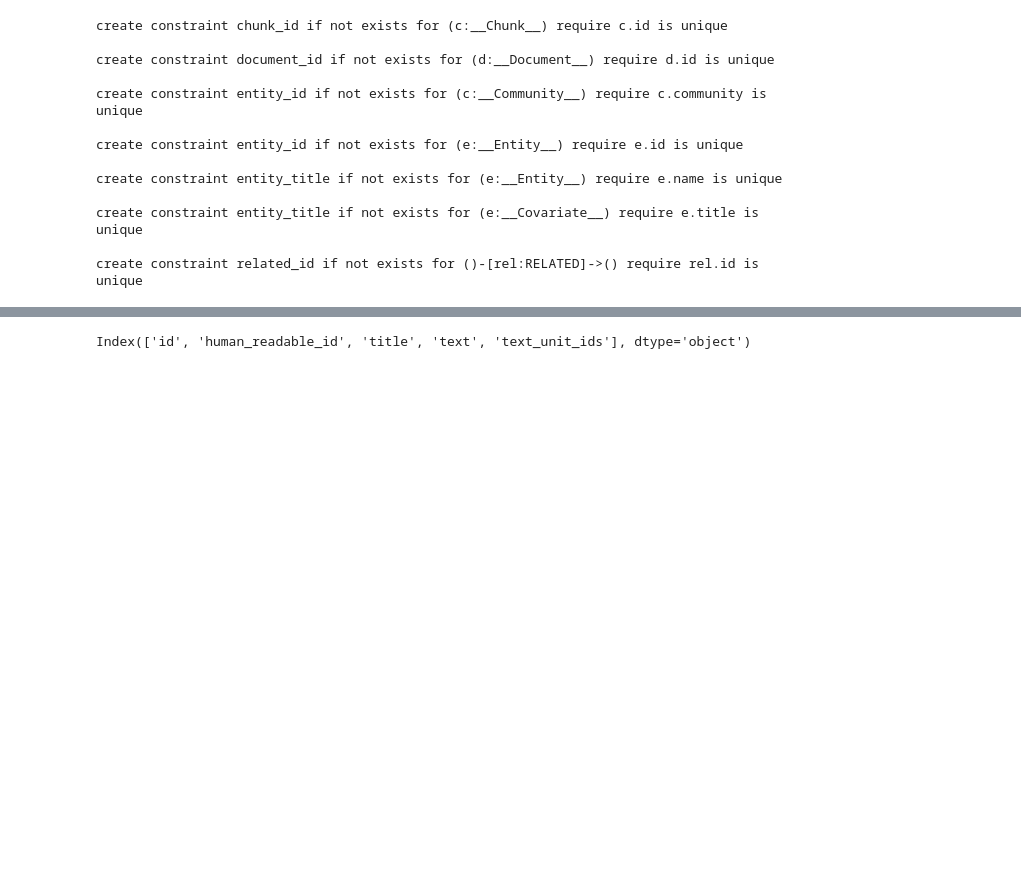
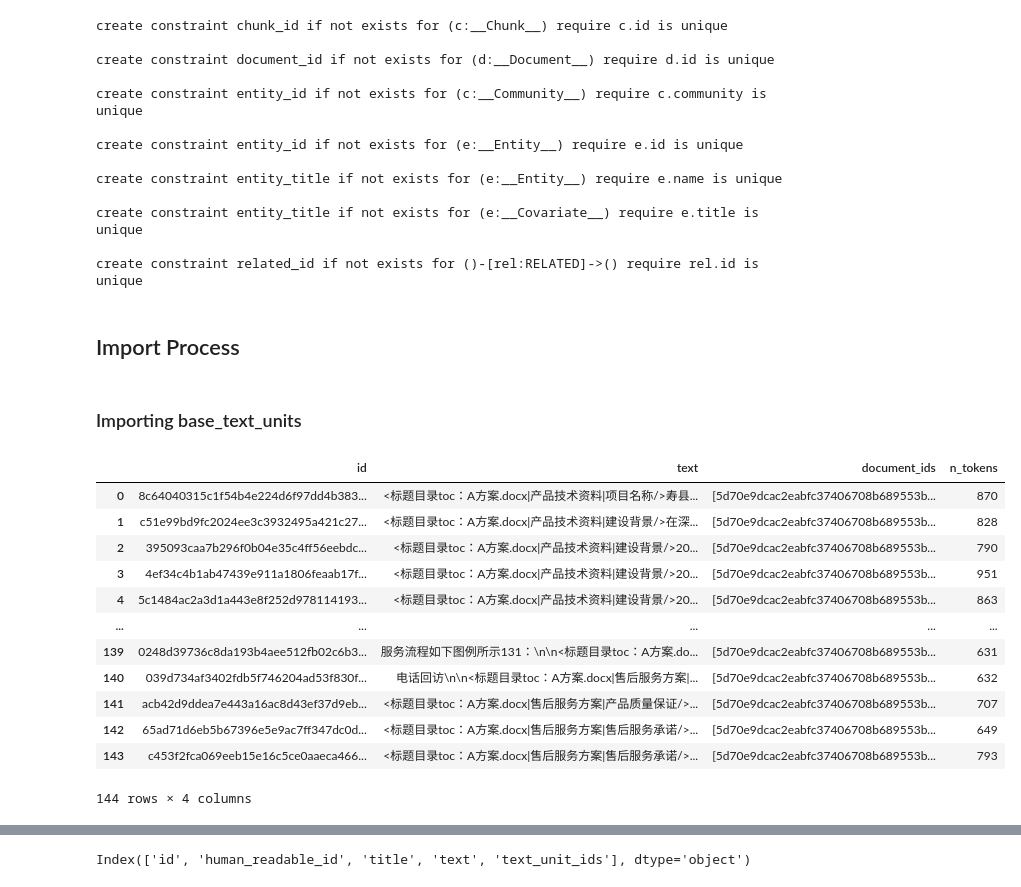
Before and after one commit to zhangjiekui/graphrag, a Jupyter notebook: examples_notebooks/community_contrib/neo4j/graphrag_import_neo4j_cypher.ipynb, the cells around one changed output, grey strips where cells are left out. Cells and saved outputs as stored; diff of their text form; code cells hidden in the pictures; blank space fills up the shorter version.

```diff
--- a/examples_notebooks/community_contrib/neo4j/graphrag_import_neo4j_cypher.ipynb
+++ b/examples_notebooks/community_contrib/neo4j/graphrag_import_neo4j_cypher.ipynb
@@ -136,3 +136,25 @@ create constraint entity_title if not exists for (e:__Entity__) require e.name i
 create constraint entity_title if not exists for (e:__Covariate__) require e.title is unique
 
 create constraint related_id if not exists for ()-[rel:RELATED]->() require rel.id is unique
+# %% [markdown]
+## Import Process
+# %% [markdown]
+### Importing base_text_units
+# %%
+doc_df = pd.read_parquet(
+    f"{GRAPHRAG_FOLDER}/create_base_text_units.parquet")
+doc_df
+# %% [output]
+|  | id | text | document_ids | n_tokens |
+| 0 | 8c64040315c1f54b4e224d6f97dd4b383... | <标题目录toc：A方案.docx|产品技术资料|项目名称/>寿县... | [5d70e9dcac2eabfc37406708b689553b... | 870 |
+| 1 | c51e99bd9fc2024ee3c3932495a421c27... | <标题目录toc：A方案.docx|产品技术资料|建设背景/>在深... | [5d70e9dcac2eabfc37406708b689553b... | 828 |
+| 2 | 395093caa7b296f0b04e35c4ff56eebdc... | <标题目录toc：A方案.docx|产品技术资料|建设背景/>20... | [5d70e9dcac2eabfc37406708b689553b... | 790 |
+| 3 | 4ef34c4b1ab47439e911a1806feaab17f... | <标题目录toc：A方案.docx|产品技术资料|建设背景/>20... | [5d70e9dcac2eabfc37406708b689553b... | 951 |
+| 4 | 5c1484ac2a3d1a443e8f252d978114193... | <标题目录toc：A方案.docx|产品技术资料|建设背景/>20... | [5d70e9dcac2eabfc37406708b689553b... | 863 |
+| ... | ... | ... | ... | ... |
+| 139 | 0248d39736c8da193b4aee512fb02c6b3... | 服务流程如下图例所示131：\n\n<标题目录toc：A方案.do... | [5d70e9dcac2eabfc37406708b689553b... | 631 |
+| 140 | 039d734af3402fdb5f746204ad53f830f... | 电话回访\n\n<标题目录toc：A方案.docx|售后服务方案|... | [5d70e9dcac2eabfc37406708b689553b... | 632 |
+| 141 | acb42d9ddea7e443a16ac8d43ef37d9eb... | <标题目录toc：A方案.docx|售后服务方案|产品质量保证/>... | [5d70e9dcac2eabfc37406708b689553b... | 707 |
+| 142 | 65ad71d6eb5b67396e5e9ac7ff347dc0d... | <标题目录toc：A方案.docx|售后服务方案|售后服务承诺/>... | [5d70e9dcac2eabfc37406708b689553b... | 649 |
+| 143 | c453f2fca069eeb15e16c5ce0aaeca466... | <标题目录toc：A方案.docx|售后服务方案|售后服务承诺/>... | [5d70e9dcac2eabfc37406708b689553b... | 793 |
+144 rows × 4 columns
```
Also changed, not shown: parts of 10 cells of this notebook, 10 other files.
